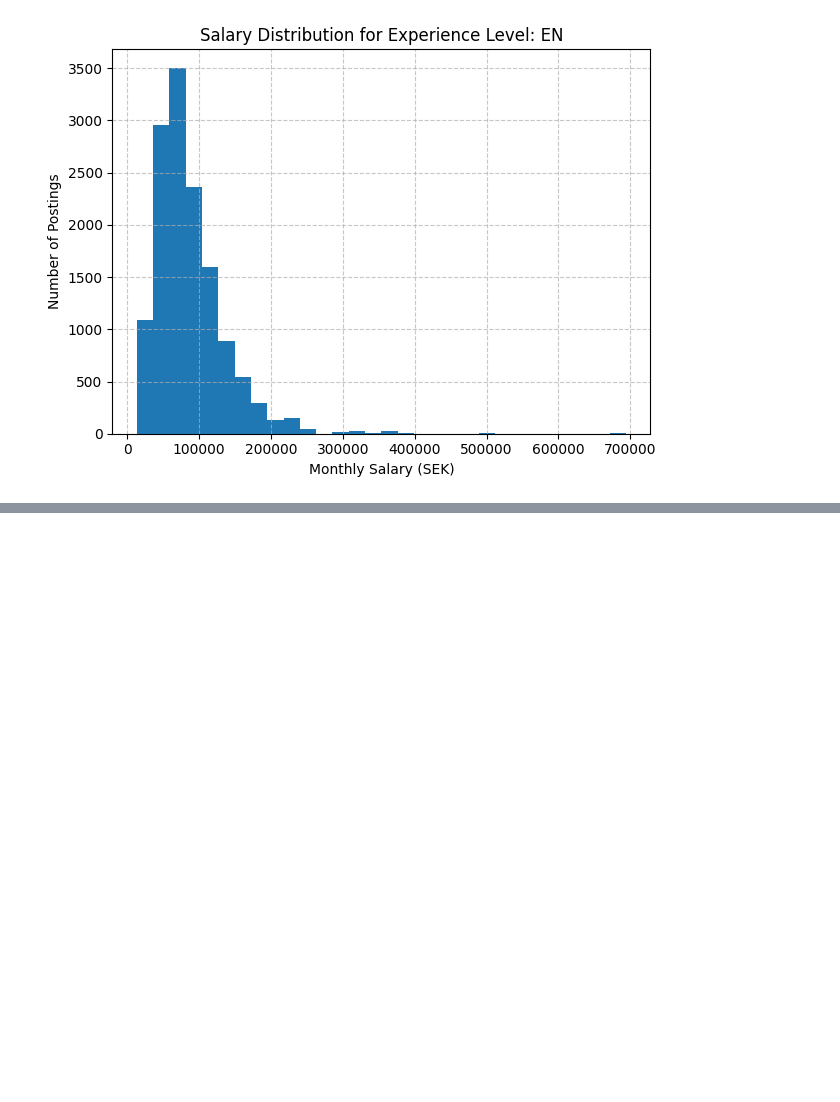
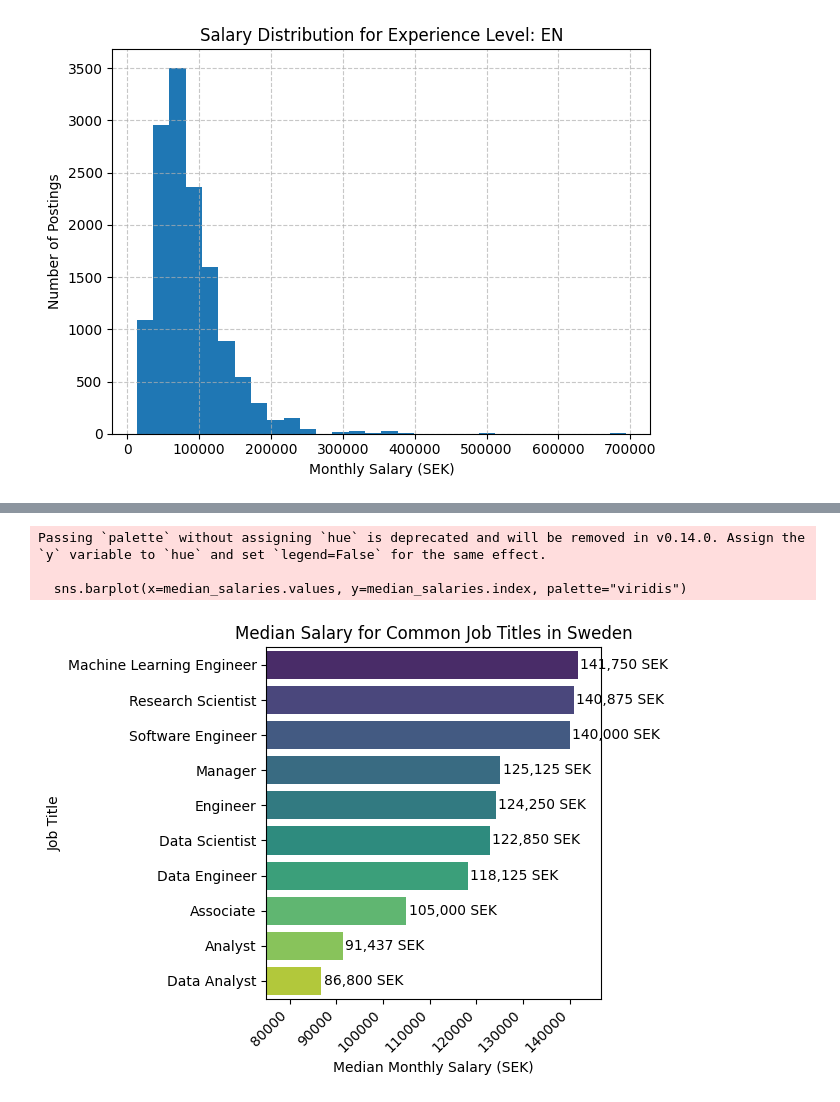
Before and after one commit to TonalLobster/AI_Engineering_Edwin_Lindblom, a Jupyter notebook: exercises/exercise_0/1_salaries_in_data_field.ipynb, the cells around one changed output, grey strips where cells are left out. Drawn from its saved outputs; the diff is of its cells as text; code cells hidden in the pictures; blank space fills up the shorter version.

```diff
--- a/exercises/exercise_0/1_salaries_in_data_field.ipynb
+++ b/exercises/exercise_0/1_salaries_in_data_field.ipynb
@@ -315,0 +345,31 @@ for i, level in enumerate(experience_levels):
+# %%
+
+
+filtered_df = df[(df["monthly_salary_sek"] >= 30000) & (df["monthly_salary_sek"] <= 200000)]
+
+common_titles = filtered_df["job_title"].value_counts().head(10).index
+common_jobs_df = filtered_df[filtered_df["job_title"].isin(common_titles)]
+median_salaries = (
+    common_jobs_df.groupby("job_title")["monthly_salary_sek"]
+    .median()
+    .sort_values(ascending=False)
+)
+# %%
+import matplotlib.pyplot as plt
+import seaborn as sns
+sns.barplot(x=median_salaries.values, y=median_salaries.index, palette="viridis")
+plt.xlabel("Median Monthly Salary (SEK)")
+plt.ylabel("Job Title")
+plt.title("Median Salary for Common Job Titles in Sweden")
+plt.xticks(rotation=45, ha='right')
+plt.xlim(75000, median_salaries.values.max() + 5000)
+for i, value in enumerate(median_salaries.values):
+    plt.text(value + 500, i, f"{int(value):,} SEK", va='center')
+
+plt.tight_layout()
+plt.show()
+# %% [output]
+Passing `palette` without assigning `hue` is deprecated and will be removed in v0.14.0. Assign the `y` variable to `hue` and set `legend=False` for the same effect.
+
+  sns.barplot(x=median_salaries.values, y=median_salaries.index, palette="viridis")
+[figure, added]
```
Also changed, not shown: parts of 9 cells of this notebook, 1 other file.
